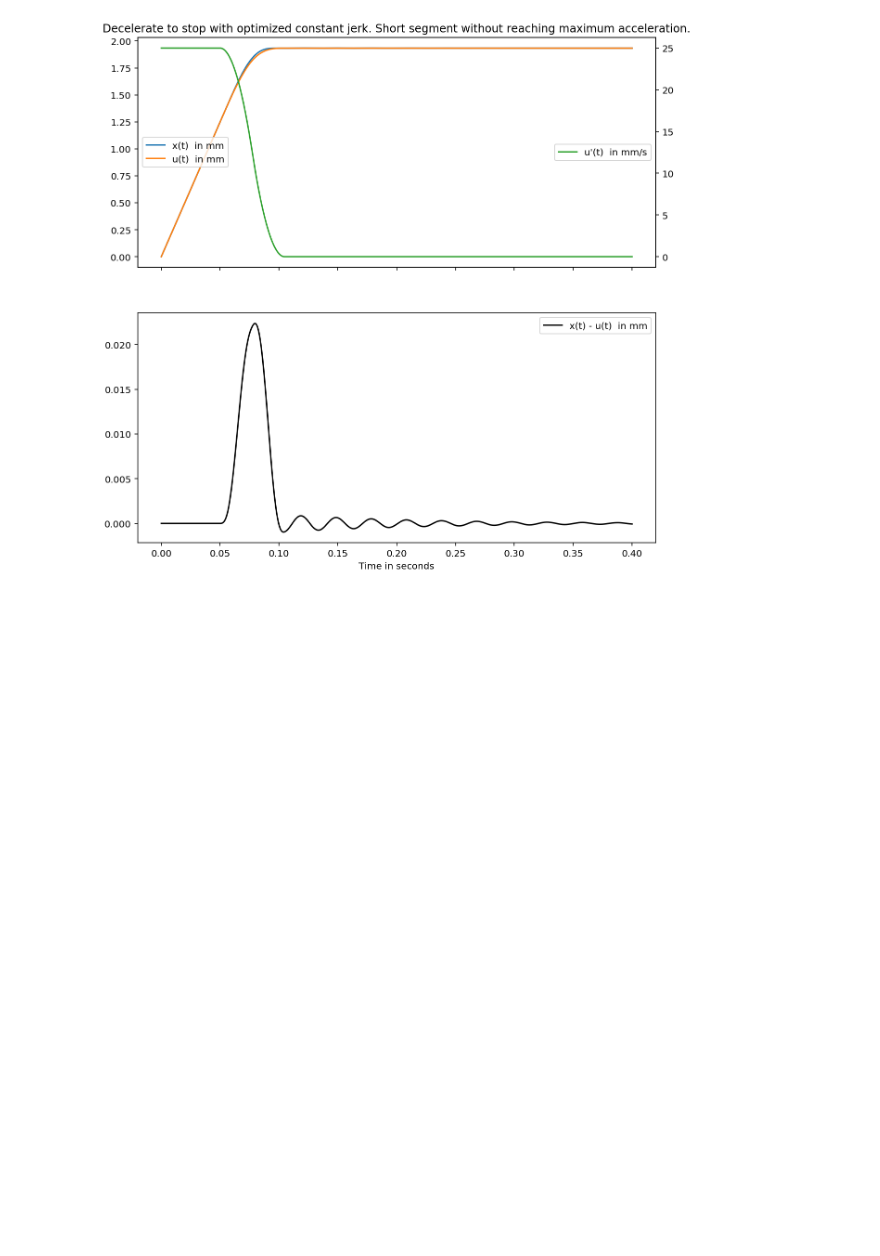
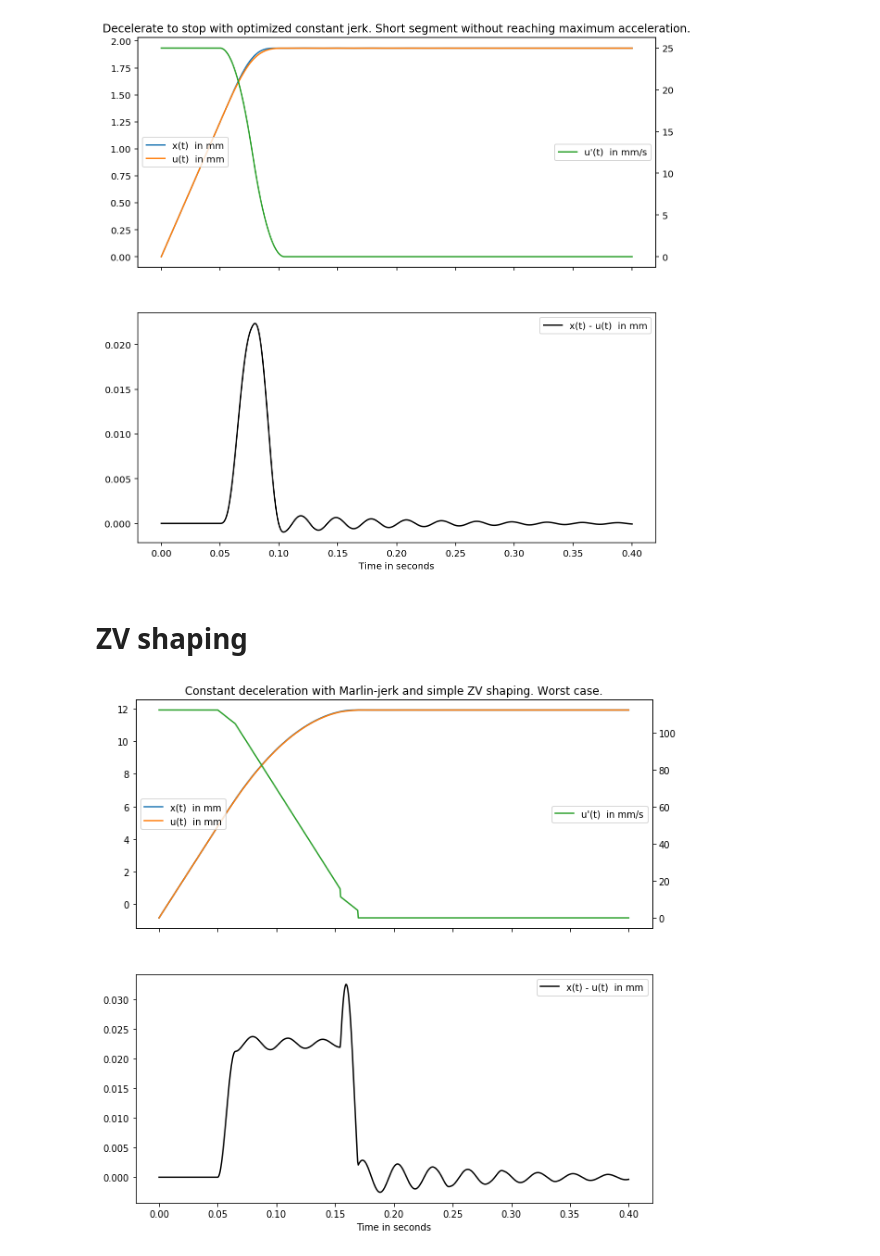
Before and after one commit to LSchwerdt/Optimize3dPrinterMotion, a Jupyter notebook: DecelerationProfilesOneAxis/DecelerationProfilesOneAxis.ipynb, the cells around one changed output. Drawn from its saved outputs; the diff is of its cells as text; code cells hidden in the pictures; blank space fills up the shorter version.

Commit message:
Add ZV shaping tests

```diff
--- a/DecelerationProfilesOneAxis/DecelerationProfilesOneAxis.ipynb
+++ b/DecelerationProfilesOneAxis/DecelerationProfilesOneAxis.ipynb
@@ -410,3 +413,38 @@ def fu(t):
 plotfun(fu, [0.,v0], 'Decelerate to stop with optimized constant jerk. Short segment without reaching maximum acceleration.')
 # %% [output]
 [figure]
+# %% [markdown]
+ZV shaping
+==========
+# %%
+a = -1.
+Mj = 0.008
+T0 = 0.05
+v0_target = 0.1
+
+# worst case: deceleration takes n+0.5 vibration periods (ignore damping)
+dT_target = - (v0_target - Mj) / a
+nPeriods_target = dT_target / period
+nPeriods = 0.5 + round(nPeriods_target-0.5)
+dT = nPeriods * period
+T1 = T0 + dT
+v0 = - dT * a + Mj
+u0 = v0 * T0
+
+def fu(t):
+    # constant speed until T0, constant deceleration a until T1, then stop
+    if t<T0:
+        return [v0*t , v0]
+    elif t<T1:
+        return [u0+v0*(t-T0) + 0.5*a*(t-T0)**2 , v0 + a*(t-T0)]
+    else:
+        return [u0+v0*dT + 0.5*a*dT**2, 0]
+
+def fu2(t):
+    (x1,v1) = fu(t)
+    (x2,v2) = fu(t-period/2)
+    return [0.5*(x1+x2),0.5*(v1+v2)]
+
+plotfun(fu2, fu2(0.0), 'Constant deceleration with Marlin-jerk and simple ZV shaping. Worst case.')
+# %% [output]
+[figure, added]
```
Also changed, not shown: parts of 7 cells of this notebook, 23 other files.
